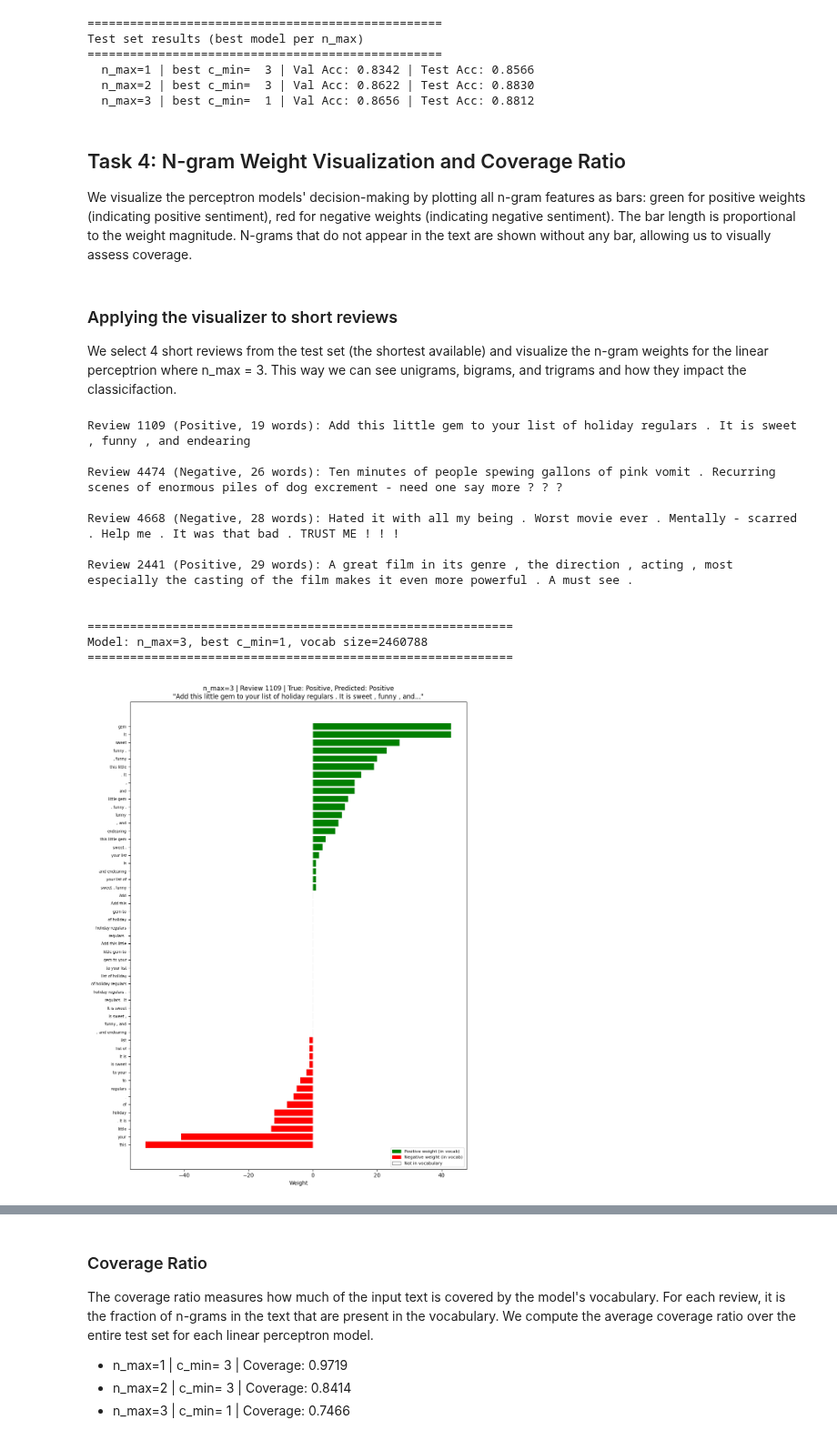
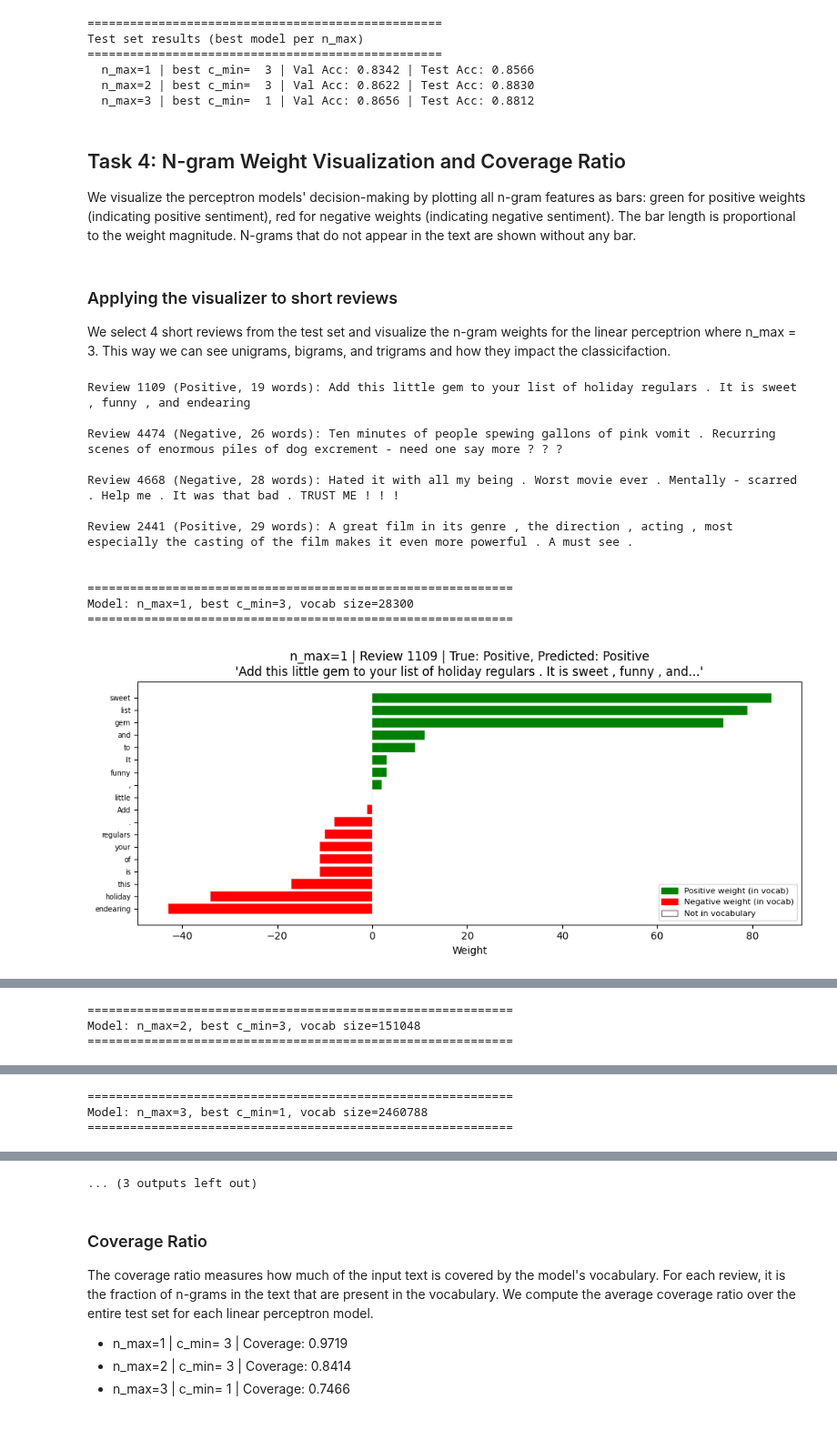
Before and after one commit to Jarlarn/InterpretableAI, a Jupyter notebook: Assignment 3/Assignment3.ipynb, the cells around one changed output, grey strips where cells are left out. Shown at 91% size. Cells and saved outputs as stored; diff of their text form; code cells hidden in the pictures.

```diff
--- a/Assignment 3/Assignment3.ipynb
+++ b/Assignment 3/Assignment3.ipynb
@@ -156,7 +155,7 @@ val_loader = DataLoader(val_dataset, batch_size=8)
 test_loader = DataLoader(test_dataset, batch_size=8)
 
 optimizer = torch.optim.AdamW(model.parameters(), lr=2e-5)
-num_epochs = 3
+num_epochs = 15
 best_val_accuracy = 0
 patience = 2
 epochs_without_improvement = 0
@@ -452,7 +451,7 @@ Test set results (best model per n_max)
 # %% [markdown]
 ## Task 4: N-gram Weight Visualization and Coverage Ratio
 
-We visualize the perceptron models' decision-making by plotting all n-gram features as bars: green for positive weights (indicating positive sentiment), red for negative weights (indicating negative sentiment). The bar length is proportional to the weight magnitude. N-grams that do not appear in the text are shown without any bar, allowing us to visually assess coverage.
+We visualize the perceptron models' decision-making by plotting all n-gram features as bars: green for positive weights (indicating positive sentiment), red for negative weights (indicating negative sentiment). The bar length is proportional to the weight magnitude. N-grams that do not appear in the text are shown without any bar.
 # %%
 import matplotlib.pyplot as plt
 import matplotlib.patches as mpatches
@@ -519,44 +518,44 @@ def plot_ngram_weights(text, model, vocab, n_max, title=""):
     plt.show()
 # %% [markdown]
 ### Applying the visualizer to short reviews
-We select 4 short reviews from the test set (the shortest available) and visualize the n-gram weights for the linear perceptrion where n_max = 3. This way we can see unigrams, bigrams, and trigrams and how they impact the classicifaction.
+We select 4 short reviews from the test set and visualize the n-gram weights for the linear perceptrion where n_max = 3. This way we can see unigrams, bigrams, and trigrams and how they impact the classicifaction.
 # %%
 short_review_indices = [1109, 4474, 4668, 2441]
 
 short_reviews = [
     (idx, test_labels[idx], test_texts[idx]) for idx in short_review_indices
 ]
 
 for idx, label, text in short_reviews:
     word_count = len(text.split())
     sentiment = "Positive" if label == 1 else "Negative"
     print(f"Review {idx} ({sentiment}, {word_count} words): {text}\n")
 
-n_max = 3
-perc_model, vocab, c_min, val_acc = best_models[n_max]
-print(f"\n{'=' * 60}")
-print(f"Model: n_max={n_max}, best c_min={c_min}, vocab size={len(vocab)}")
-print(f"{'=' * 60}")
-for idx, label, text in short_reviews:
-    sentiment = "Positive" if label == 1 else "Negative"
-    pred = perc_model.predict_one(texts_to_sparse_features([text], vocab, n_max)[0])
-    pred_str = "Positive" if pred == 1 else "Negative"
-    title = (
-        f"n_max={n_max} | Review {idx} | "
-        f'True: {sentiment}, Predicted: {pred_str}\n"{text[:80]}..."'
-    )
-    plot_ngram_weights(text, perc_model, vocab, n_max, title=title)
+for n_max in n_max_values:
+    perc_model, vocab, c_min, val_acc = best_models[n_max]
+    print(f"\n{'=' * 60}")
+    print(f"Model: n_max={n_max}, best c_min={c_min}, vocab size={len(vocab)}")
+    print(f"{'=' * 60}")
+    for idx, label, text in short_reviews:
+        sentiment = "Positive" if label == 1 else "Negative"
+        pred = perc_model.predict_one(texts_to_sparse_features([text], vocab, n_max)[0])
+        pred_str = "Positive" if pred == 1 else "Negative"
+        title = (
+            f"n_max={n_max} | Review {idx} | "
+            f"True: {sentiment}, Predicted: {pred_str}\n'{text[:80]}...'"
+        )
+        plot_ngram_weights(text, perc_model, vocab, n_max, title=title)
 # %% [output]
 Review 1109 (Positive, 19 words): Add this little gem to your list of holiday regulars . It is sweet , funny , and endearing
 
 Review 4474 (Negative, 26 words): Ten minutes of people spewing gallons of pink vomit . Recurring scenes of enormous piles of dog excrement - need one say more ? ? ?
 
 Review 4668 (Negative, 28 words): Hated it with all my being . Worst movie ever . Mentally - scarred . Help me . It was that bad . TRUST ME ! ! !
 
 Review 2441 (Positive, 29 words): A great film in its genre , the direction , acting , most especially the casting of the film makes it even more powerful . A must see .
 
 
 ============================================================
-Model: n_max=3, best c_min=1, vocab size=2460788
+Model: n_max=1, best c_min=3, vocab size=28300
 ============================================================
-[figure, old version]
+[figure, new version]
@@ -565,0 +565,3 @@ Model: n_max=3, best c_min=1, vocab size=2460788
+============================================================
+Model: n_max=2, best c_min=3, vocab size=151048
+============================================================
@@ -565,0 +572,3 @@ Model: n_max=3, best c_min=1, vocab size=2460788
+============================================================
+Model: n_max=3, best c_min=1, vocab size=2460788
+============================================================
@@ -566,3 +576,4 @@ Model: n_max=3, best c_min=1, vocab size=2460788
+... (3 outputs left out)
 # %% [markdown]
 ### Coverage Ratio
 The coverage ratio measures how much of the input text is covered by the model's vocabulary. For each review, it is the fraction of n-grams in the text that are present in the vocabulary. We compute the average coverage ratio over the entire test set for each linear perceptron model.
```
Also changed, not shown: parts of 11 cells of this notebook, 5 other files.
